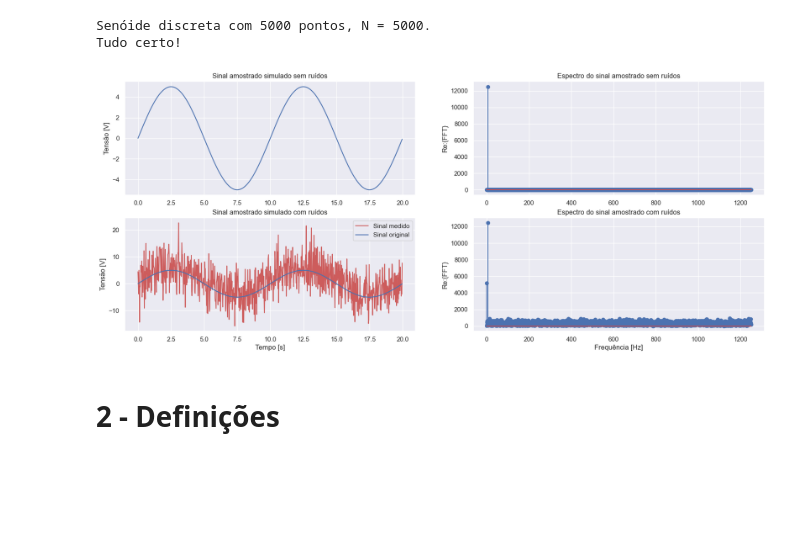
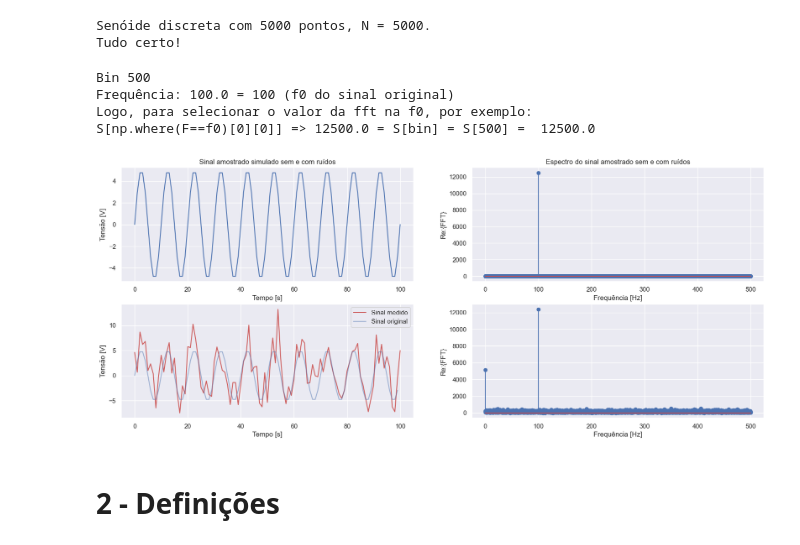
Before and after one commit to Alexandre-Caldeira/detection-theory-101, a Jupyter notebook: comCalma.ipynb, the cells around one changed output. Saved outputs shown, nothing was run; the diff lists cells and outputs as text; code cells hidden in the pictures; blank space fills up the shorter version.

```diff
--- a/comCalma.ipynb
+++ b/comCalma.ipynb
@@ -28,6 +30,10 @@ def vc_pratico(ORD, alpha = 0.05):
 ## 1.2 - Geração de sinais senoidais:
 # %%
 # Construção de senóide aleatória com e sem ruído:
+# Senoide normal:   sin(2 * np.pi * t + th0 )
+# Senoide discreta: sin(2 * np.pi * n * ts + th0);
+# => ts = 1/fs; t = n/fs
+
 # Frequência do Sinal: [Hz]
 f0 = 100
 
@@ -38,11 +44,10 @@ fs = 1000
 fl = 2*np.pi*f0/fs
 
 # Duração da amostragem: (tempo de experimento) [s]
-Tmax = 120 # tempo final, 2 minutos nesse caso
 tj = fs # Tempo por janela = fs => 1s / janela! (facilita contas)
 M = 5
 N = M*tj # = tamanhoJanela * tempo/Janela na MSC/CSM
-t = np.linspace(0,Tmax,num=N)
+t = np.linspace(0,N-1,num=N)
 
 # amplitude, argumento e fase:
 arg = fl*t # [rag]
@@ -55,7 +60,6 @@ print('Tudo certo!')
 def senoide(
     amplitude = 1,
     theta0 = 0,
-    Tmax = 120,
     f0 = 100,
     fs = 1000,
     N = -1,
@@ -68,7 +72,7 @@ def senoide(
 
     if M>0 and tj>0: N = M*tj
 
-    t = np.linspace(0,Tmax,num=N)
+    t = np.linspace(0,N-1,num=N)
     arg = fl*t
 
     if cosseno<0: sinal = amplitude*np.sin(arg +theta0)
@@ -83,50 +87,65 @@ Tudo certo!
 
 # Senoide
 plt.subplot(221);
-sns.lineplot(y = sinal[0:round(20*N/Tmax)], x = t[0:round(20*N/Tmax)]);
-# (2 ciclos = 20 seg => 10 seg / ciclo => fl = 1/10 = 0.1 Hz, correto)
+sns.lineplot(y = sinal[0:round(20*N/(fs))+1], x = t[0:round(20*N/(fs))+1]);
+# (2 ciclos = 20 seg => 10 seg / ciclo => fl = 1/10 = 0.1 Hz, frequencia normalizada f/fs, correta!)
 plt.ylabel('Tensão [V]');
-plt.title('Sinal amostrado simulado sem ruídos');
+plt.xlabel('Tempo [s]');
+plt.title('Sinal amostrado simulado sem e com ruídos');
 
 # FFT sinal
 plt.subplot(222);
 S = np.abs(fft(sinal))
-F = fftfreq(len(S), d=2/N)
+F = fftfreq(len(S), d=1/fs)
 plt.stem(F[0:round(len(F)/2)],S[0:round(len(S)/2)])
 # plt.stem(F[0:300],S[0:300])
 plt.ylabel('Re:{FFT}');
-plt.title('Espectro do sinal amostrado sem ruídos');
+plt.xlabel('Frequência [Hz]');
+plt.title('Espectro do sinal amostrado sem e com ruídos');
 
 # Senoide + ruido
 plt.subplot(223);
-# Gerando ruído gaussiano de média zero, desvio padrão 1 e amplitude 5 (SNR = 2)
-ruido = 5*rd.randn(N,) + 1
+# Gerando ruído gaussiano de média zero, desvio padrão 1 e amplitude 5 (SNR = 10/2.5 = 4)
+ruido = 2.5*rd.randn(N,) + 1
 ruidoso = sinal + ruido
-sns.lineplot(y = ruidoso[0:round(20*N/Tmax)], x = t[0:round(20*N/Tmax)], color = 'indianred');
-sns.lineplot(y = sinal[0:round(20*N/Tmax)], x = t[0:round(20*N/Tmax)]);
+sns.lineplot(y = ruidoso[0:round(20*N/(fs))+1], x = t[0:round(20*N/(fs))+1], color = 'indianred');
+sns.lineplot(y = sinal[0:round(20*N/(fs))], x = t[0:round(20*N/(fs))], alpha=0.5);
 plt.legend(['Sinal medido', 'Sinal original']);
 plt.ylabel('Tensão [V]');
 plt.xlabel('Tempo [s]');
-plt.title('Sinal amostrado simulado com ruídos');
+
 
 # FFT sinal ruidoso
 plt.subplot(224);
 R = np.abs(fft(ruidoso))
-Fr = fftfreq(len(S), d=2/N)
+Fr = fftfreq(len(S), d=1/fs)
 plt.stem(Fr[0:round(len(Fr)/2)],R[0:round(len(R)/2)]);
 # plt.stem(F[0:300],S[0:300])
 plt.ylabel('Re:{FFT}');
 plt.xlabel('Frequência [Hz]');
-plt.title('Espectro do sinal amostrado com ruídos');
 
-def niasFFT(sinal, N):
+
+def niasFFT(sinal, fs):
     S = fft(sinal)
     SINALf = np.abs(S)
     SINALa = np.angle(S)
-    FREQs = fftfreq(len(sinal), d=2/N)
+    FREQs = fftfreq(len(sinal), d=1/fs)
     return [FREQs,SINALf, SINALa]
+
+# Bin com pico de frequência:
+bin = np.where(S == max(S))
+print('Bin',bin[0][0])
+print('Frequência:',F[bin[0][0]], '=',f0,'(f0 do sinal original)')
+print('Logo, para selecionar o valor da fft na f0, por exemplo:')
+print('S[np.where(F==f0)[0][0]] =>',S[np.where(F==f0)[0][0]], '=', 'S[bin] = S[500] = ', S[500])
+# Selecionar amostras de zero até TEMPO_DESEJADO (sem segundos) para plotar tempo contínuo referente:
+# [0: round(TEMPO_DESEJADO*N/(fs))+1 ]
 # %% [output]
+Bin 500
+Frequência: 100.0 = 100 (f0 do sinal original)
+Logo, para selecionar o valor da fft na f0, por exemplo:
+S[np.where(F==f0)[0][0]] => 12500.0 = S[bin] = S[500] =  12500.0
-[figure, old version]
+[figure, new version]
 # %% [markdown]
 # 2 - Definições
 # %% [markdown]
```
Also changed, not shown: parts of 6 cells of this notebook.
